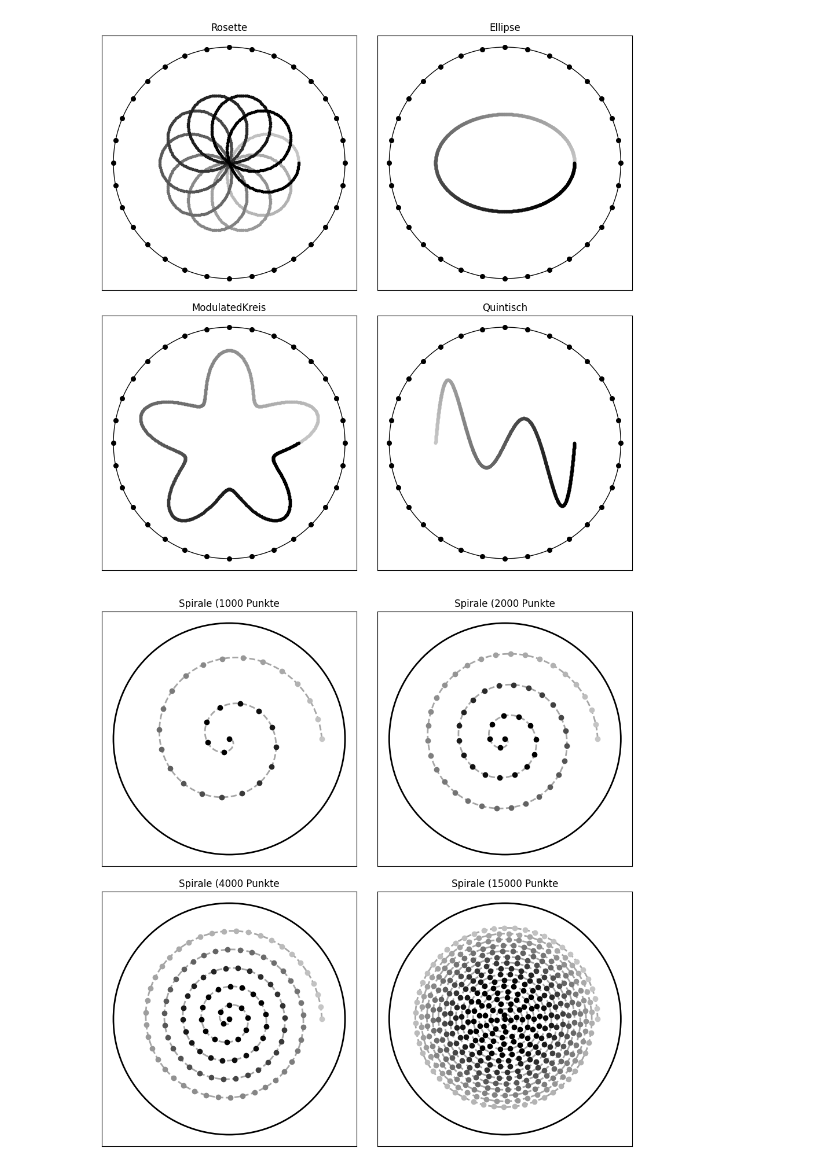
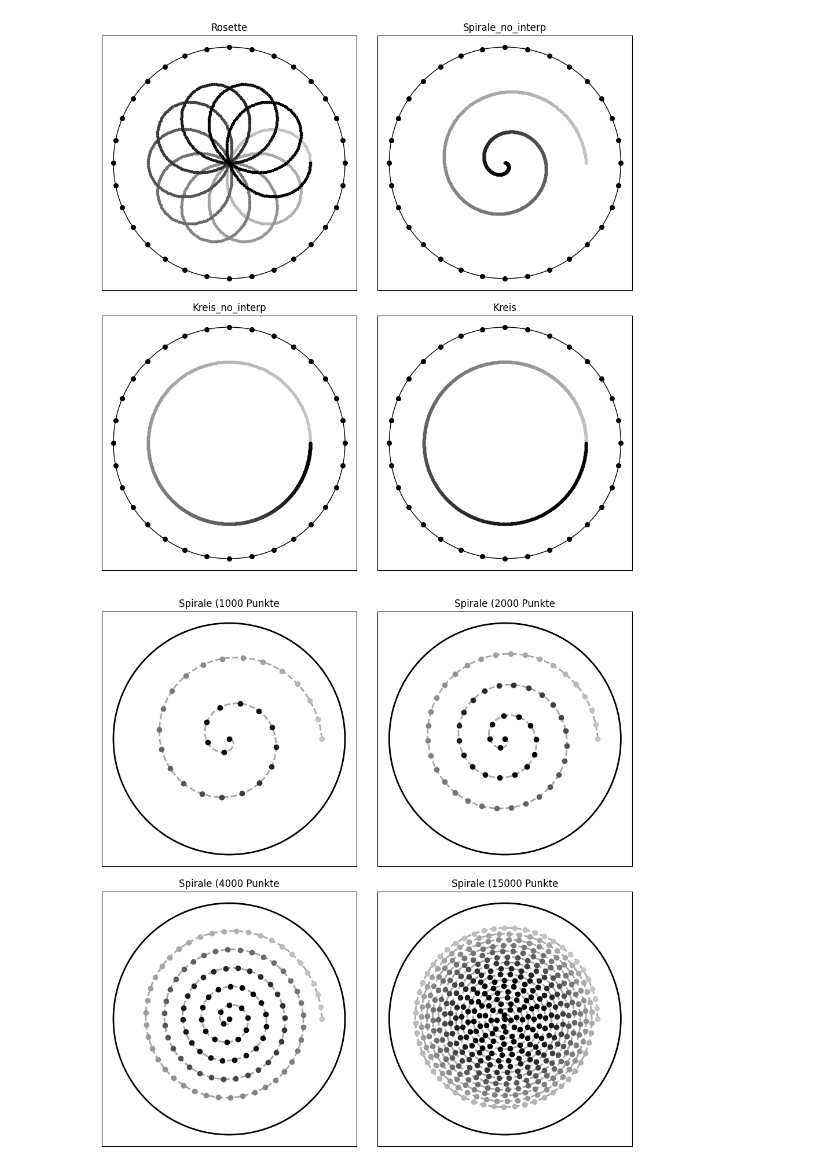
Before and after one commit to Peer076/Master-Thesis-EIT, a Jupyter notebook: Traj_plot.ipynb, the cells around one changed output. Saved outputs shown, nothing was run; the diff lists cells and outputs as text; code cells hidden in the pictures.

```diff
--- a/Traj_plot.ipynb
+++ b/Traj_plot.ipynb
@@ -57,36 +57,36 @@ def create_figure_with_trajectories(trajectories, Nsteps, radius, path_radius):
         # Plot electrodes as black dots
         ax.scatter(electrode_points[:, 0], electrode_points[:, 1], color='black', s=30)
 
         ax.set_aspect('equal')
         ax.set_title(f'{traj}')
 
         ax.set_xticks([])
         ax.set_yticks([])
 
         # Set axis limits
         ax.set_xlim(global_min_x, global_max_x)
         ax.set_ylim(global_min_y, global_max_y)
 
     return fig
 
 # Example usage:
 import os
 # Create 'Abbildung' directory if it doesn't exist
 if not os.path.exists('Abbildungen'):
     os.makedirs('Abbildungen')
 
-trajectories = ["Rosette", "Ellipse", "ModulatedKreis", "Quintisch"]
+trajectories = ["Rosette", "Spirale_no_interp", "Kreis_no_interp", "Kreis"]
 Nsteps = 1000
 radius = 0.5
-path_radius = 0.6
+path_radius = 0.7
 
 fig = create_figure_with_trajectories(trajectories, Nsteps, radius, path_radius)
 # Save in 'Abbildungen' directory
 #save_path = os.path.join('Abbildungen', 'trajectory_visualization_interpol.pdf')
 #plt.savefig(save_path, format='pdf', dpi=300, bbox_inches='tight')
 plt.show()
 # %% [output]
-[figure, old version]
+[figure, new version]
 # %%
 def create_spiral_resolution_comparison(point_counts=[1000, 2000, 4000, 12000], path_radius=0.6):
 
```
Also changed, not shown: 3 other files.
